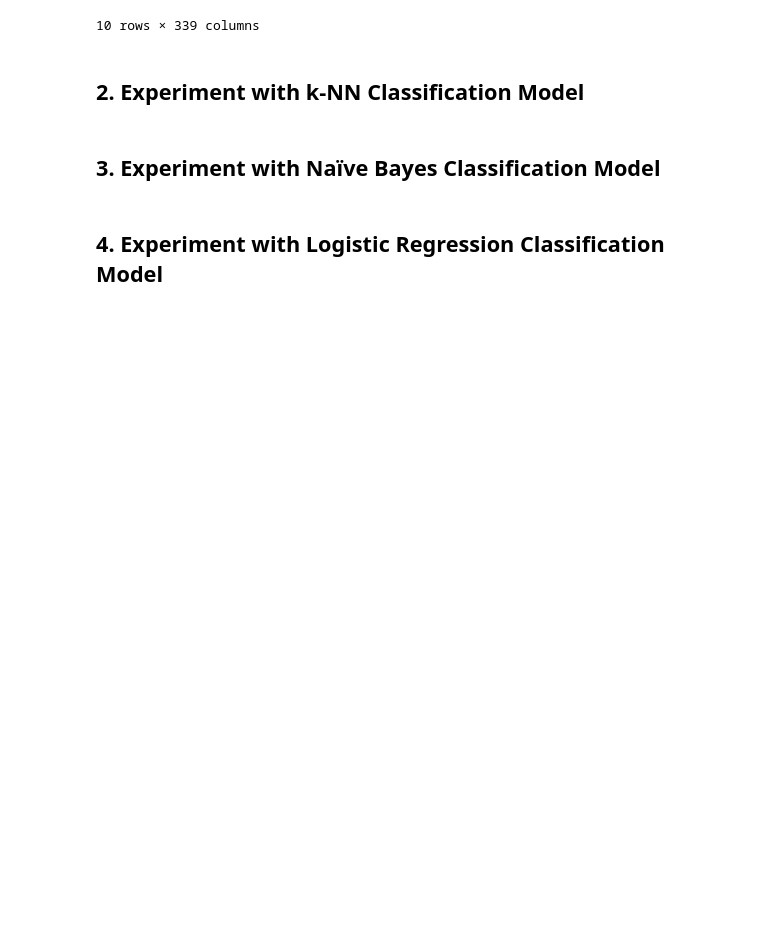
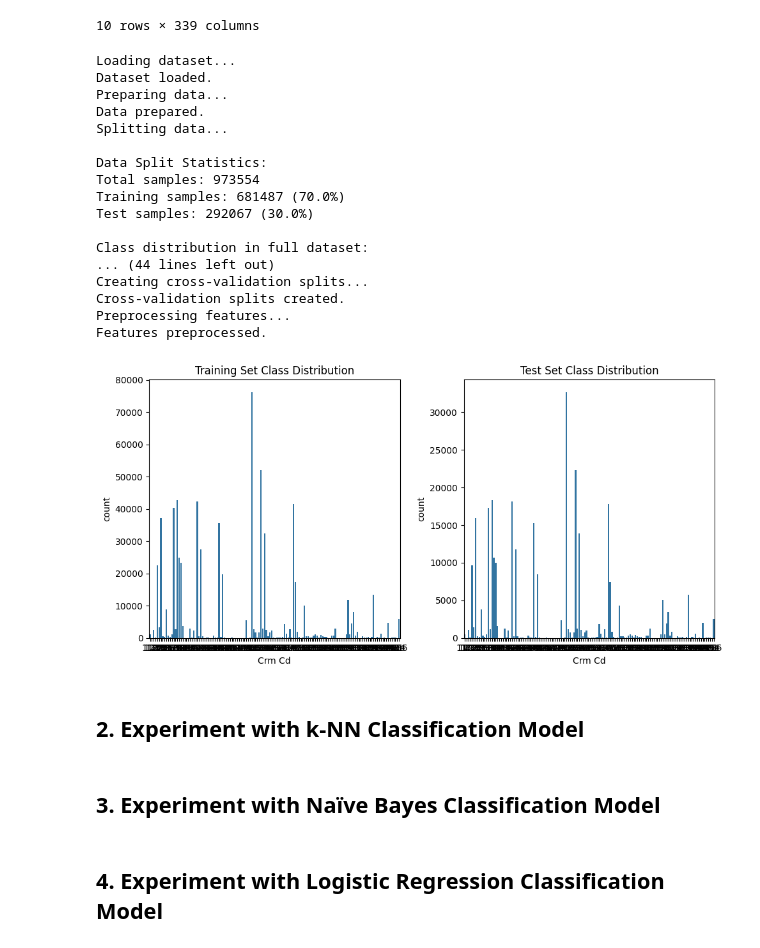
Before and after one commit to dimslalom/pap-gpa-group3, a Jupyter notebook: classification.ipynb, the cells around one changed output. Drawn from its saved outputs; the diff is of its cells as text; code cells hidden in the pictures; blank space fills up the shorter version.

Commit message:
update logistic regression + data splitting

```diff
--- a/classification.ipynb
+++ b/classification.ipynb
@@ -32,6 +32,7 @@ import matplotlib.pyplot as plt
 import seaborn as sns
 
 def prepare_data(df):
+    print("Preparing data...")
     # Select features for modeling
     feature_cols = [
         'AREA',
@@ -58,10 +59,12 @@ def prepare_data(df):
     X = X[y.isin(valid_classes)]
     y = y[y.isin(valid_classes)]
 
+    print("Data prepared.")
     return X, y
 
 # 2. Split data and show statistics
 def split_and_show_stats(X, y, test_size=0.3, random_state=42):
+    print("Splitting data...")
     # Perform stratified split
     X_train, X_test, y_train, y_test = train_test_split(
         X, y,
@@ -85,15 +88,19 @@ def split_and_show_stats(X, y, test_size=0.3, random_state=42):
     print("\nClass distribution in test set:")
     print(y_test.value_counts(normalize=True))
 
+    print("Data split completed.")
     return X_train, X_test, y_train, y_test
 
 # 3. Create cross-validation splits
 def create_cv_splits(X_train, y_train, n_splits=5):
+    print("Creating cross-validation splits...")
     skf = StratifiedKFold(n_splits=n_splits, shuffle=True, random_state=42)
+    print("Cross-validation splits created.")
     return skf
 
 # 4. Preprocess features
 def preprocess_features(X_train, X_test):
+    print("Preprocessing features...")
     # Create scaler
     scaler = StandardScaler()
 
@@ -103,43 +110,68 @@ def preprocess_features(X_train, X_test):
     # Transform test data
     X_test_scaled = scaler.transform(X_test)
 
+    print("Features preprocessed.")
     return X_train_scaled, X_test_scaled, scaler
 
 # Main execution
 def main():
+    print("Loading dataset...")
     # Load the cleaned dataset
     file_path = 'cleaned_crime_data.csv.gz'
     with gzip.open(file_path, 'rt') as f:
         df = pd.read_csv(f)
+    print("Dataset loaded.")
 
     # 1. Prepare the data
     X, y = prepare_data(df)
 
     # 2. Split the data and show statistics
     X_train, X_test, y_train, y_test = split_and_show_stats(X, y)
 
     # 3. Create cross-validation splits
     cv = create_cv_splits(X_train, y_train)
 
     # 4. Preprocess features
     X_train_scaled, X_test_scaled, scaler = preprocess_features(X_train, X_test)
 
     # Visual confirmation of the split
     plt.figure(figsize=(10, 5))
 
     plt.subplot(1, 2, 1)
     sns.countplot(x=y_train)
     plt.title('Training Set Class Distribution')
 
     plt.subplot(1, 2, 2)
     sns.countplot(x=y_test)
     plt.title('Test Set Class Distribution')
 
     plt.tight_layout()
     plt.show()
 
     # Return processed datasets for modeling
     return X_train_scaled, X_test_scaled, y_train, y_test, cv
+
+if __name__ == "__main__":
+    X_train_scaled, X_test_scaled, y_train, y_test, cv = main()
+# %% [output]
+Loading dataset...
+Dataset loaded.
+Preparing data...
+Data prepared.
+Splitting data...
+
+Data Split Statistics:
+Total samples: 973554
+Training samples: 681487 (70.0%)
+Test samples: 292067 (30.0%)
+
+Class distribution in full dataset:
+... (44 lines left out)
+Creating cross-validation splits...
+Cross-validation splits created.
+Preprocessing features...
+Features preprocessed.
+[figure, added]
 # %% [markdown]
 ## 2. Experiment with k-NN Classification Model
 # %% [markdown]
```
Also changed, not shown: parts of 2 cells of this notebook.
